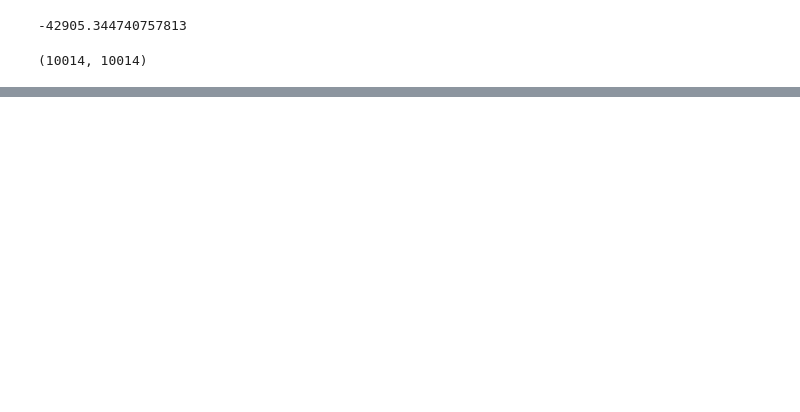
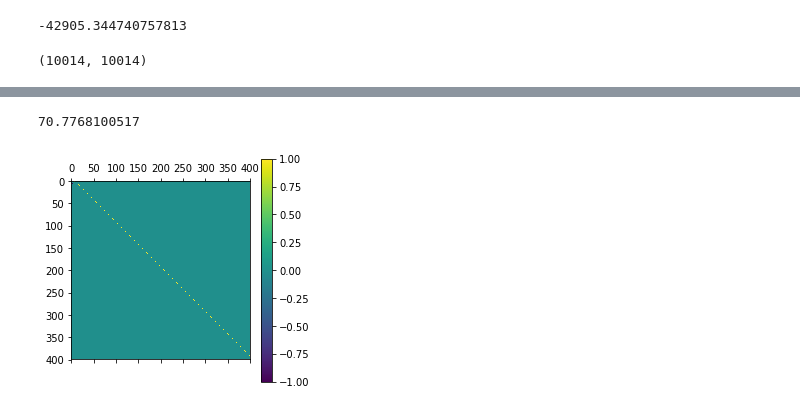
Before and after one commit to rgiordan/LinearResponseVariationalBayes.py, a Jupyter notebook: Models/LogisticGLMM/BootstrapLogisticGLMM.ipynb, the cells around one changed output, grey strips where cells are left out. Cells and saved outputs as stored; diff of their text form; code cells hidden in the pictures; blank space fills up the shorter version.

```diff
--- a/Models/LogisticGLMM/BootstrapLogisticGLMM.ipynb
+++ b/Models/LogisticGLMM/BootstrapLogisticGLMM.ipynb
@@ -172,11 +172,12 @@ class LogisticGLMMBootstrap(object):
         self.model.glmm_par.set_free(free_par)
         return self.model.get_data_log_lik_terms()
 
-    def optimize_with_weights(self, weights, init_par, gtol=1e-6, print_every=1):
+    def optimize_with_weights(self, weights, init_par, preconditioner, gtol=1e-6, print_every=1):
         self.model.use_weights = True
         self.model.weights = copy.deepcopy(weights)
-        return self.model.tr_optimize(
-            init_par, num_gh_points=self.num_gh_points, gtol=gtol, print_every=print_every)
+        return self.model.tr_optimize_cond(
+            init_par, preconditioner=preconditioner,
+            num_gh_points=self.num_gh_points, gtol=gtol, print_every=print_every)
 
     def get_model_weight_grad(self, free_par_vec, weights):
         self.model.use_weights = True
@@ -192,15 +193,18 @@ moment_jac = vb_data['moment_jac']
 print(elbo_hess.shape)
 
 moment_wrapper = logit_glmm.MomentWrapper(glmm_par)
-get_moment_jacobian = autograd.jacobian(moment_wrapper.get_moment_vector_from_free)
 # %% [output]
 (10014, 10014)
+# %%
+preconditioner = sp.sparse.diags([1 / np.sqrt(-1. * elbo_hess.diagonal())], [0])
+cond_init = sp.sparse.linalg.spsolve(preconditioner, glmm_par_free)
 # %%
 base_weights = np.full(NObs, 1.0)
 print(np.sum(base_weights))
 base_opt = glmm_bootstrap_object.optimize_with_weights(
-    weights=base_weights, init_par=glmm_par_free, gtol=1e-8)
-base_free_par = base_opt.x
+    preconditioner=preconditioner,
+    weights=base_weights, init_par=cond_init, gtol=1e-8)
+base_free_par = glmm_bootstrap_object.model.objective.uncondition_x(base_opt.x)
 # %% [output]
 61895.0
 Iter  0  value:  23825.6902287
@@ -218 +220,9 @@ Optimization terminated successfully.
          Hessian evaluations: 0
+# %%
+moment_jac_time = time.time()
+moment_jac = moment_wrapper.get_moment_jacobian(base_free_par)
+moment_jac_time = time.time() - moment_jac_time
+
+moment_jac_sp = sp.sparse.csr_matrix(moment_jac)
+
+print('Time: ', moment_jac_time)
@@ -291,0 +348,6 @@ boot_free_par = glmm_par_opt_boot.x
+# %%
+plt.matshow(moment_jac[0:400, 0:400]); plt.colorbar()
+print(np.linalg.norm(moment_jac))
+# %% [output]
+70.7768100517
+[figure, added]
```
Also changed, not shown: parts of 12 cells of this notebook, 1 other file.
